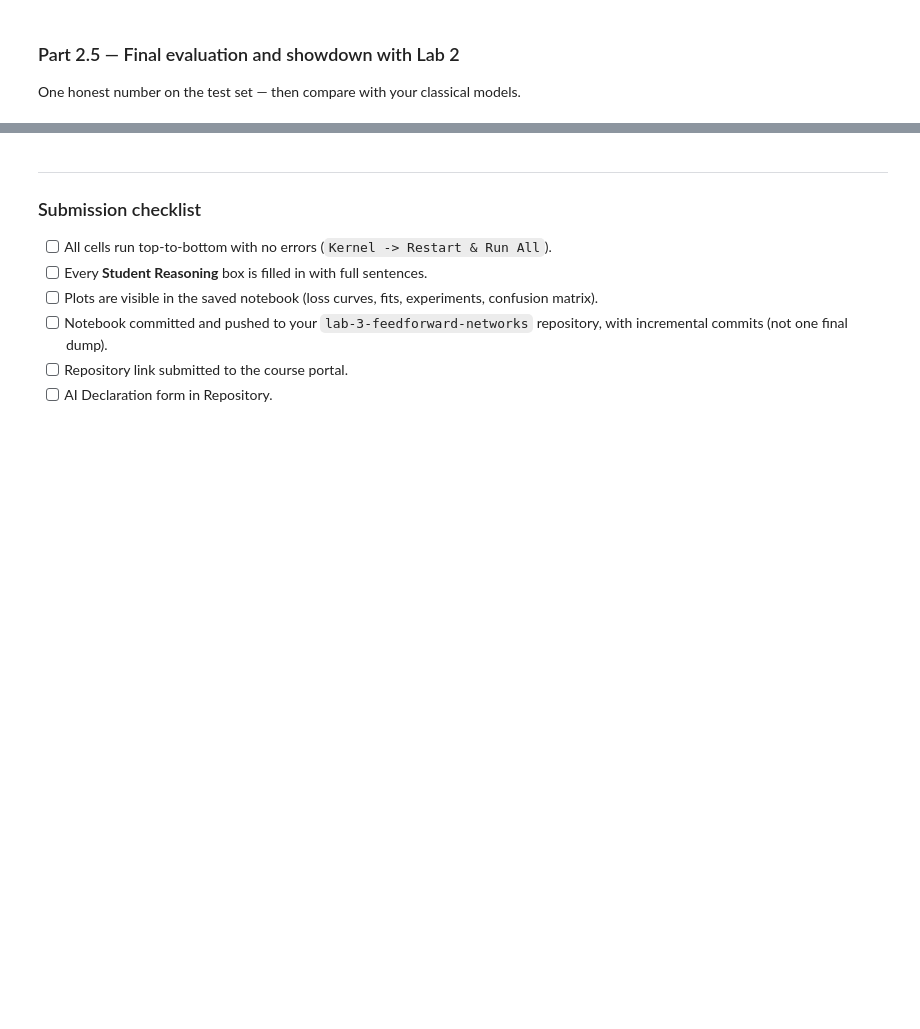
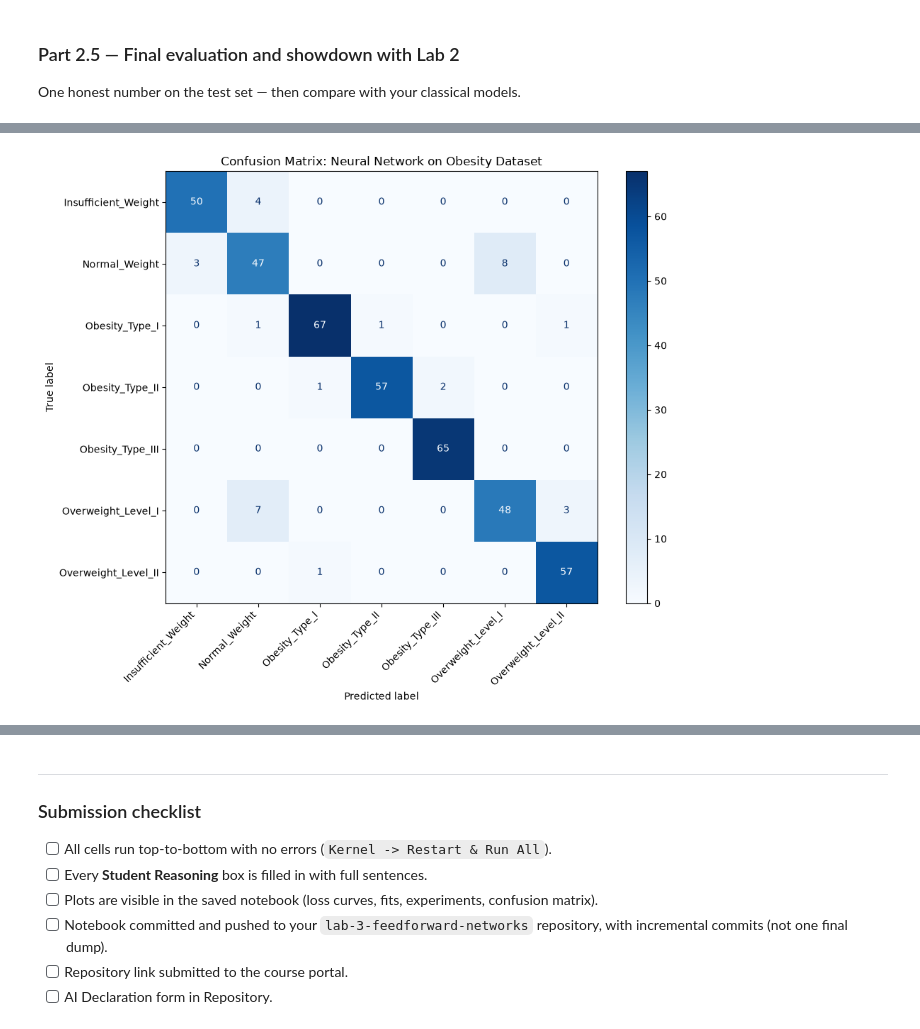
Before and after one commit to hlodze/lab-3, a Jupyter notebook: Lab_3.ipynb, the cells around one changed output, grey strips where cells are left out. Cells and saved outputs as stored; diff of their text form; code cells hidden in the pictures; blank space fills up the shorter version.

```diff
--- a/Lab_3.ipynb
+++ b/Lab_3.ipynb
@@ -577,11 +577,12 @@ An MLP: input -> hidden layers with ReLU -> 7 output logits.
 #   - constructor args: input_dim, hidden_sizes=(64, 32), n_classes=7
 #   - at least TWO hidden layers with ReLU activations
 #   - output layer producing 7 raw logits
-#     (NO softmax — nn.CrossEntropyLoss applies log-softmax internally)
+#   - NO softmax — nn.CrossEntropyLoss applies log-softmax internally
+#   - optional dropout for Experiment C
 
 
 class FeedForwardNet(nn.Module):
-    def __init__(self, input_dim, hidden_sizes=(64, 32), n_classes=7):
+    def __init__(self, input_dim, hidden_sizes=(64, 32), n_classes=7, dropout=0.0):
         super().__init__()
 
         layers = []
@@ -590,6 +591,10 @@ class FeedForwardNet(nn.Module):
         for hidden_size in hidden_sizes:
             layers.append(nn.Linear(prev_size, hidden_size))
             layers.append(nn.ReLU())
+
+            if dropout > 0:
+                layers.append(nn.Dropout(dropout))
+
             prev_size = hidden_size
 
         layers.append(nn.Linear(prev_size, n_classes))
@@ -848,12 +1038,81 @@ One honest number on the test set — then compare with your classical models.
 # %%
 # TODO: Load your best configuration's weights; model.eval().
+
+model.load_state_dict(torch.load("ffn_best.pt", map_location=DEVICE))
+model.eval()
+
+y_pred_all = []
+y_true_all = []
+
+with torch.no_grad():
+    for xb, yb in test_loader:
+        xb = xb.to(DEVICE)
+
+        logits = model(xb)
+        pred = torch.argmax(logits, dim=1).cpu().numpy()
+
+        y_pred_all.extend(pred)
+        y_true_all.extend(yb.numpy())
+
+y_true_all = np.array(y_true_all)
+y_pred_all = np.array(y_pred_all)
+
 
 # TODO: Report test ACCURACY and MACRO-F1
 #   from sklearn.metrics import accuracy_score, f1_score, classification_report
 
+test_accuracy = accuracy_score(y_true_all, y_pred_all)
+test_f1 = f1_score(y_true_all, y_pred_all, average="macro")
+
+print(f"Test Accuracy: {test_accuracy:.4f} ({100 * test_accuracy:.2f}%)")
+print(f"Test Macro-F1: {test_f1:.4f}")
+
+print("\nClassification Report:")
+print(
+    classification_report(y_true_all, y_pred_all, target_names=label_encoder.classes_)
+)
+
+
 # TODO: Confusion matrix for the test set with the 7 class names
 #   from sklearn.metrics import ConfusionMatrixDisplay
+
+cm = confusion_matrix(y_true_all, y_pred_all)
+
+disp = ConfusionMatrixDisplay(
+    confusion_matrix=cm, display_labels=label_encoder.classes_
+)
+
+fig, ax = plt.subplots(figsize=(10, 8))
+disp.plot(ax=ax, cmap="Blues")
+
+plt.xticks(rotation=45, ha="right")
+plt.title("Confusion Matrix: Neural Network on Obesity Dataset")
+plt.tight_layout()
+plt.show()
+
 
 # TODO: Build a small comparison table (a pandas DataFrame is fine):
 #   rows = [your best Lab 2 classifier, this neural network]
 #   cols = [test accuracy, test macro-F1, training time, number of parameters/trees]
+
+comparison = pd.DataFrame(
+    {
+        "Model": ["Best Lab 2 Classifier", "Neural Network"],
+        "Test Accuracy": ["N/A", test_accuracy],
+        "Test Macro-F1": ["N/A", test_f1],
+        "Training Time": ["N/A", "N/A"],
+        "Parameters/Trees": ["N/A", total_params],
+    }
+)
+comparison = pd.DataFrame(
+    {
+        "Model": ["Best Lab 2 Classifier - Random Forest", "Neural Network"],
+        "Test Accuracy": [0.9764, 0.92435],
+        "Test Macro-F1": [0.9759, 0.921867],
+        "Training Time": ["N/A", "N/A"],
+        "Parameters/Trees": [200, 3655],
+    }
+)
+
+comparison
+# %% [output]
@@ -859,0 +1136 @@ One honest number on the test set — then compare with your classical models.
+[figure, added]
```
Also changed, not shown: parts of 9 cells of this notebook, 1 other file.
